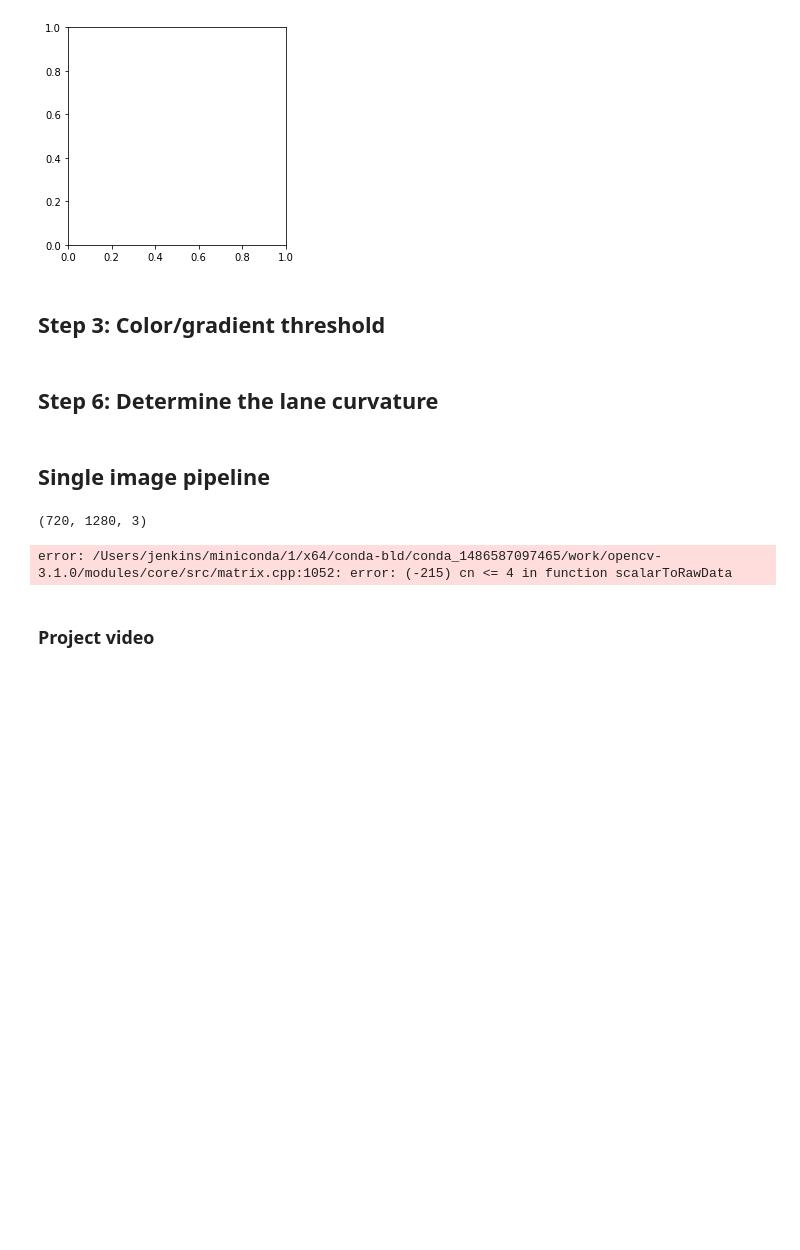
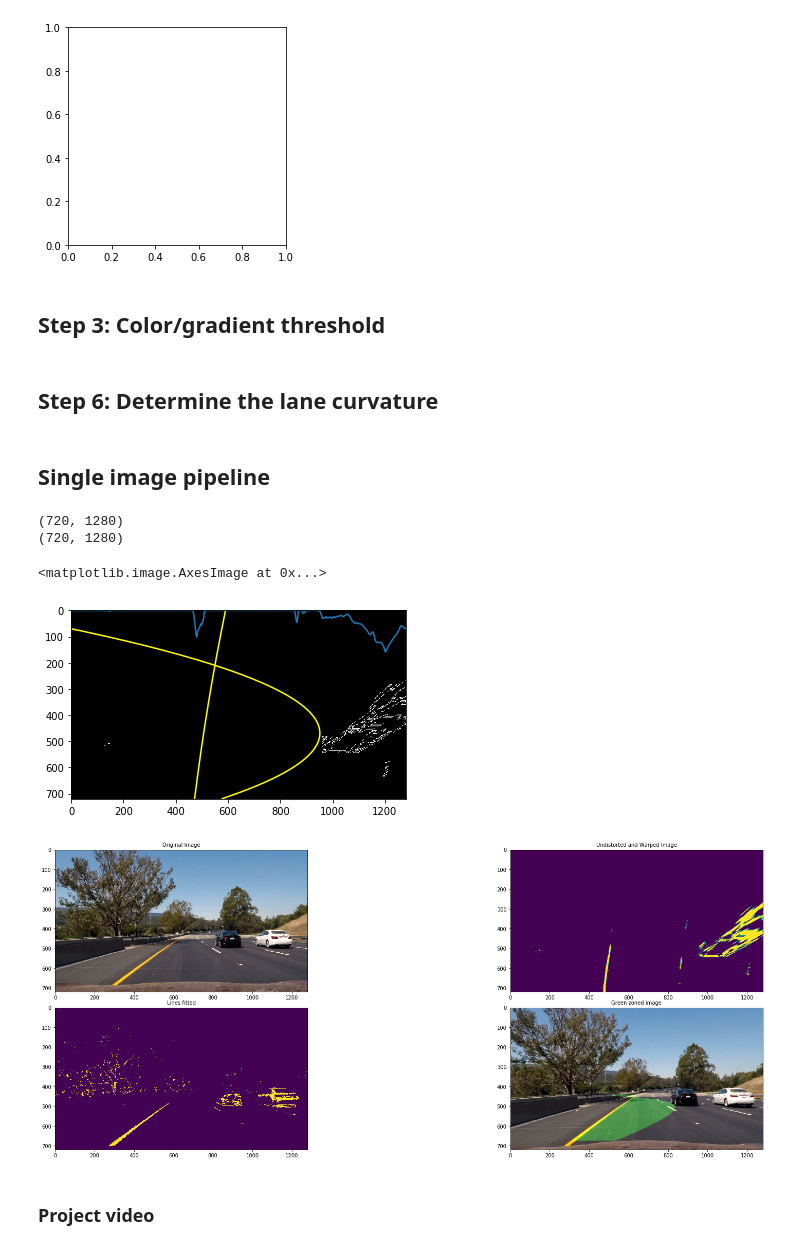
Before and after one commit to ignaden/CarND-Advanced-Lane-Lines, a Jupyter notebook: AdvancedLanes.ipynb, the cells around one changed output. Cells and saved outputs as stored; diff of their text form; code cells hidden in the pictures; blank space fills up the shorter version.

```diff
--- a/AdvancedLanes.ipynb
+++ b/AdvancedLanes.ipynb
@@ -183,7 +288,7 @@ def fitPolyLanes(binary_warped):
     #histogram = np.sum(binary_warped[int(binary_warped.shape[0]/2):,:], axis=0)
     histogram = np.sum(binary_warped, axis=0)
 
-    #plt.plot(histogram)
+    plt.plot(histogram)
 
     # Create an output image to draw on and  visualize the result
     out_img = np.dstack((binary_warped, binary_warped, binary_warped))*255
@@ -192,7 +297,7 @@ def fitPolyLanes(binary_warped):
     # These will be the starting point for the left and right lines
     midpoint = np.int(histogram.shape[0] / 2)
     minpoint = np.int(histogram.shape[0] * 0.25)
-    maxpoint = np.int(histogram.shape[0] * 0.75)
+    maxpoint = np.int(histogram.shape[0] * 0.80)
     leftx_base = np.argmax(histogram[minpoint:midpoint]) + minpoint
     rightx_base = np.argmax(histogram[midpoint:maxpoint]) + midpoint
 
@@ -345,46 +451,50 @@ def process_image (img):
 # %% [markdown]
 ## Single image pipeline
 # %%
-# Read in the original test image
-
-#img = cv2.imread ('test_images/test5.jpg')
-#img = cv2.imread('test_images/test6.jpg')
-img = mpimg.imread('test_images/test4.jpg')
+img = mpimg.imread('test_images/test6.jpg')
 # undistort it
 undist = undistort_img(img)
 
 # color and gradient
-gray_bin = pipeline(undist)
+#gray_bin = pipeline(undist)
+gray_bin = combined_thresh(undist)
+
+print (gray_bin.shape)
+
+plt.imshow(gray_bin)
 
 # transform
 warped, M, Minv = transform(gray_bin)
 
 # fit lanes (left & right)
 leftLane, rightLane, leftLaneInds, rightLaneInds, histogram, out_img = fitPolyLanes(warped)
 
 # draw lane fits
 visualisePolyFit(warped, leftLane, rightLane, leftLaneInds, rightLaneInds)
 
 # draw the green zone for the car
 img_zone = overlayGreenZone (undist, warped, leftLane, rightLane)
 
 f, ((ax1, ax2), (ax3, ax4)) = plt.subplots(2, 2, figsize=(24, 9))
 f.tight_layout()
 ax1.imshow(img)
 ax1.set_title('Original Image', fontsize=10)
 ax2.imshow(warped)
 ax2.set_title('Undistorted and Warped Image', fontsize=10)
 ax3.imshow(gray_bin)
 ax3.set_title('Lines fitted', fontsize=10)
 ax4.imshow(img_zone)
 ax4.set_title('Green zoned image', fontsize=10)
 plt.subplots_adjust(left=0., right=1, top=0.9, bottom=0.)
 
 
 plt.imshow(img_zone)
 # %% [output]
-(720, 1280, 3)
+(720, 1280)
+(720, 1280)
-error: /Users/jenkins/miniconda/1/x64/conda-bld/conda_1486587097465/work/opencv-3.1.0/modules/core/src/matrix.cpp:1052: error: (-215) cn <= 4 in function scalarToRawData
+<matplotlib.image.AxesImage at 0x...>
+[figure, added]
+[figure, added]
 # %% [markdown]
 ### Project video
 # %%
```
Also changed, not shown: parts of 5 cells of this notebook.
